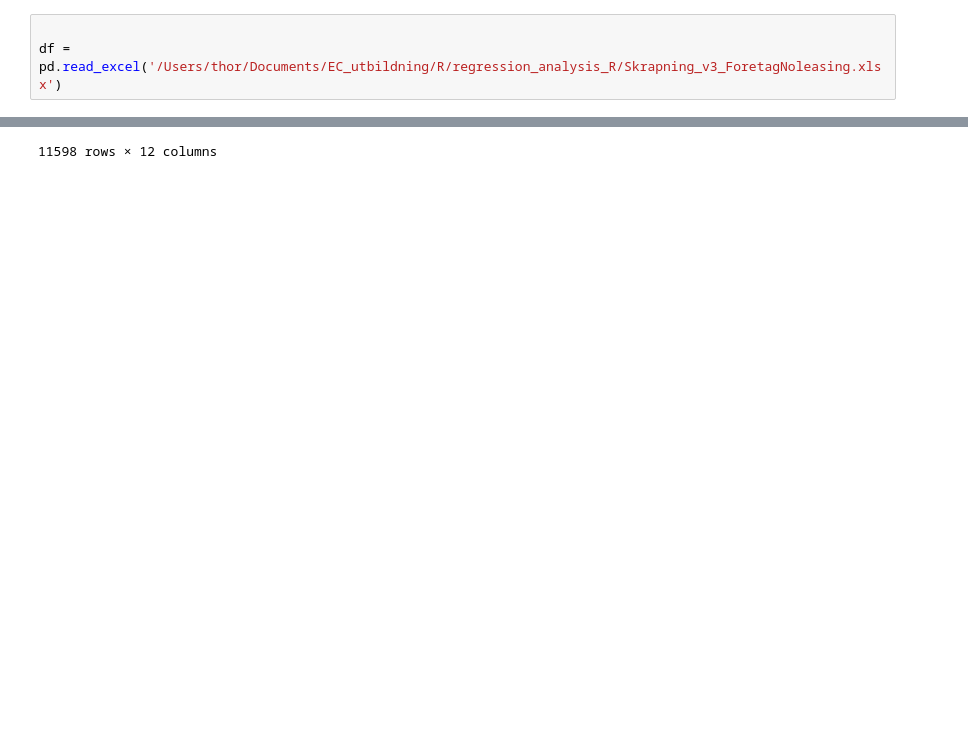
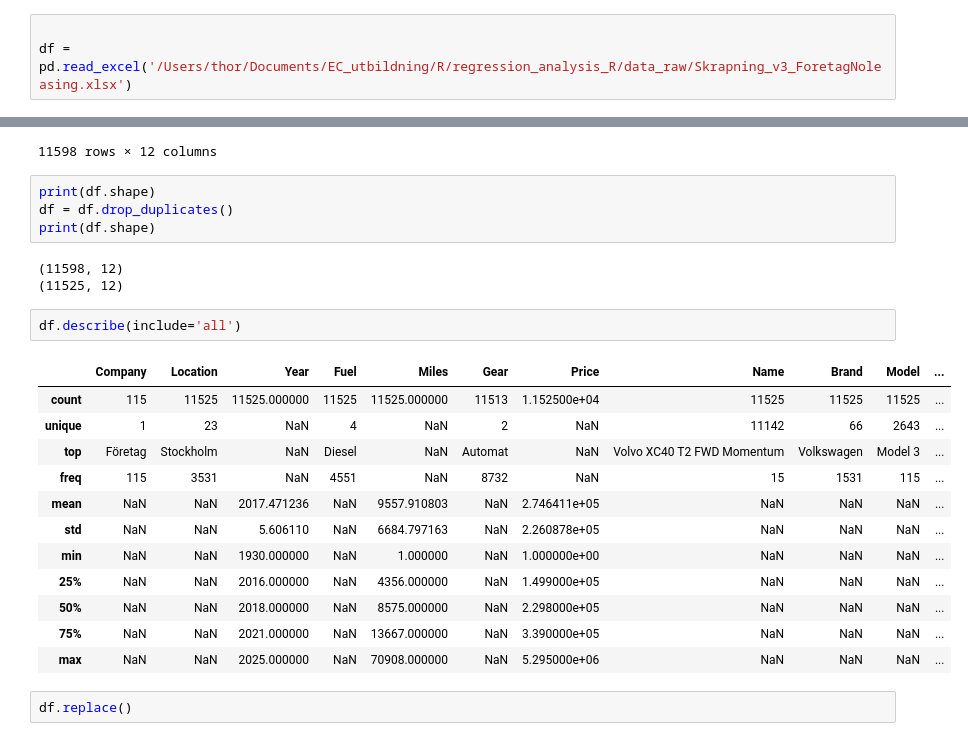
Before and after one commit to SiarheiThor/regression_analysis_r, a Jupyter notebook: notebooks/clean_file.ipynb, the cells around one changed output, grey strips where cells are left out. Saved outputs shown, nothing was run; the diff lists cells and outputs as text; blank space fills up the shorter version.

```diff
--- a/notebooks/clean_file.ipynb
+++ b/notebooks/clean_file.ipynb
@@ -3,7 +3,7 @@ import pandas as pd
 import re
 # %%
 
-df = pd.read_excel('/Users/thor/Documents/EC_utbildning/R/regression_analysis_R/Skrapning_v3_ForetagNoleasing.xlsx')
+df = pd.read_excel('/Users/thor/Documents/EC_utbildning/R/regression_analysis_R/data_raw/Skrapning_v3_ForetagNoleasing.xlsx')
 # %%
 df.columns
 # %% [output]
@@ -91,3 +107,27 @@ df
 | 12492 | NaN | Örebro | 2010 | Bensin | 17832 | Manuell | 32900 | Nissan Micra 5-dörrar 1.2 Euro 4 | Nissan | Micra 5-dörrar | ... |
 | 12493 | NaN | Kronoberg | 2015 | Diesel | 19980 | Manuell | 109375 | Volkswagen Amarok Dubbelhytt 2.8t... | Volkswagen | Amarok Dubbelhytt | ... |
 11598 rows × 12 columns
+# %%
+print(df.shape)
+df = df.drop_duplicates()
+print(df.shape)
+# %% [output]
+(11598, 12)
+(11525, 12)
+# %%
+df.describe(include='all')
+# %% [output]
+|  | Company | Location | Year | Fuel | Miles | Gear | Price | Name | Brand | Model | ... |
+| count | 115 | 11525 | 11525.000000 | 11525 | 11525.000000 | 11513 | 1.152500e+04 | 11525 | 11525 | 11525 | ... |
+| unique | 1 | 23 | NaN | 4 | NaN | 2 | NaN | 11142 | 66 | 2643 | ... |
+| top | Företag | Stockholm | NaN | Diesel | NaN | Automat | NaN | Volvo XC40 T2 FWD Momentum | Volkswagen | Model 3 | ... |
+| freq | 115 | 3531 | NaN | 4551 | NaN | 8732 | NaN | 15 | 1531 | 115 | ... |
+| mean | NaN | NaN | 2017.471236 | NaN | 9557.910803 | NaN | 2.746411e+05 | NaN | NaN | NaN | ... |
+| std | NaN | NaN | 5.606110 | NaN | 6684.797163 | NaN | 2.260878e+05 | NaN | NaN | NaN | ... |
+| min | NaN | NaN | 1930.000000 | NaN | 1.000000 | NaN | 1.000000e+00 | NaN | NaN | NaN | ... |
+| 25% | NaN | NaN | 2016.000000 | NaN | 4356.000000 | NaN | 1.499000e+05 | NaN | NaN | NaN | ... |
+| 50% | NaN | NaN | 2018.000000 | NaN | 8575.000000 | NaN | 2.298000e+05 | NaN | NaN | NaN | ... |
+| 75% | NaN | NaN | 2021.000000 | NaN | 13667.000000 | NaN | 3.390000e+05 | NaN | NaN | NaN | ... |
+| max | NaN | NaN | 2025.000000 | NaN | 70908.000000 | NaN | 5.295000e+06 | NaN | NaN | NaN | ... |
+# %%
+df.replace()
```
Also changed, not shown: parts of 3 cells of this notebook, 24 other files.
